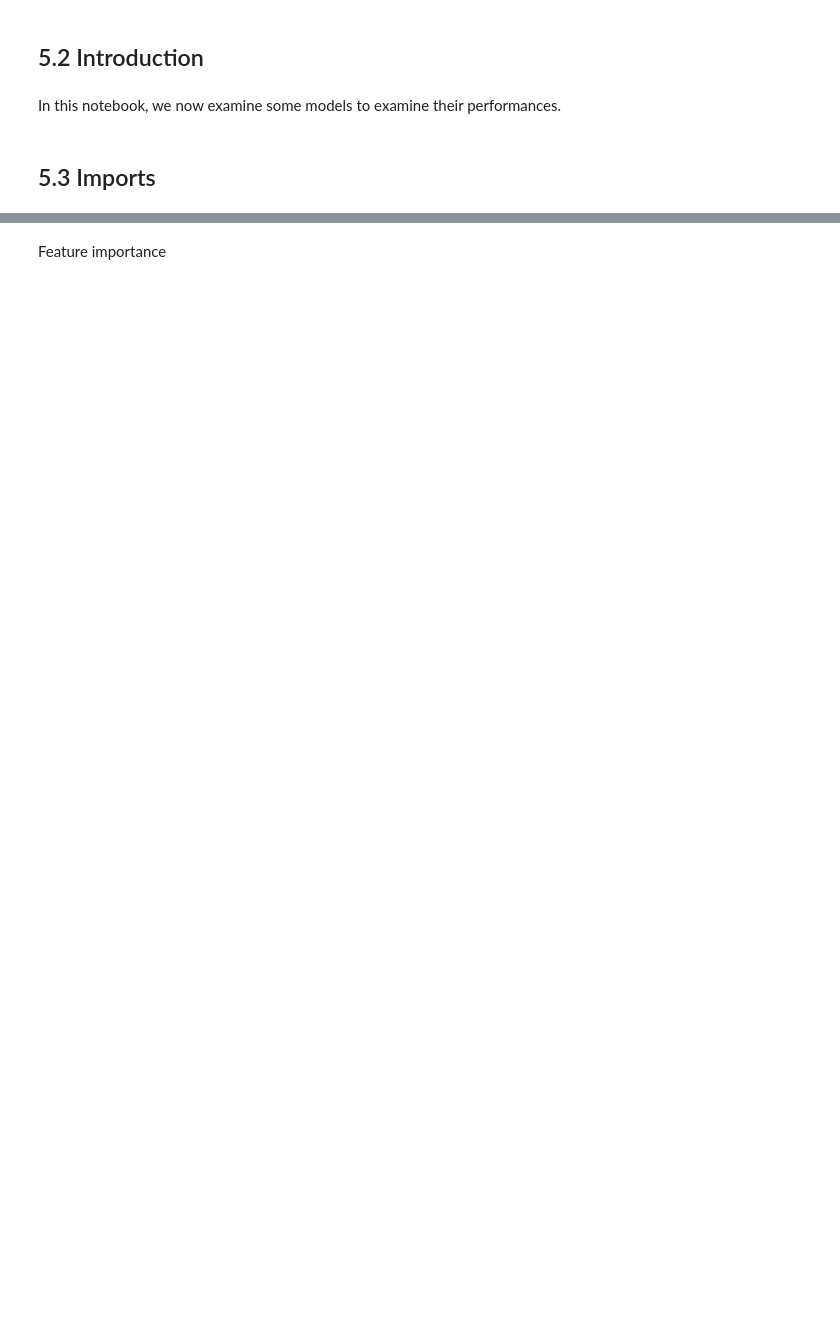
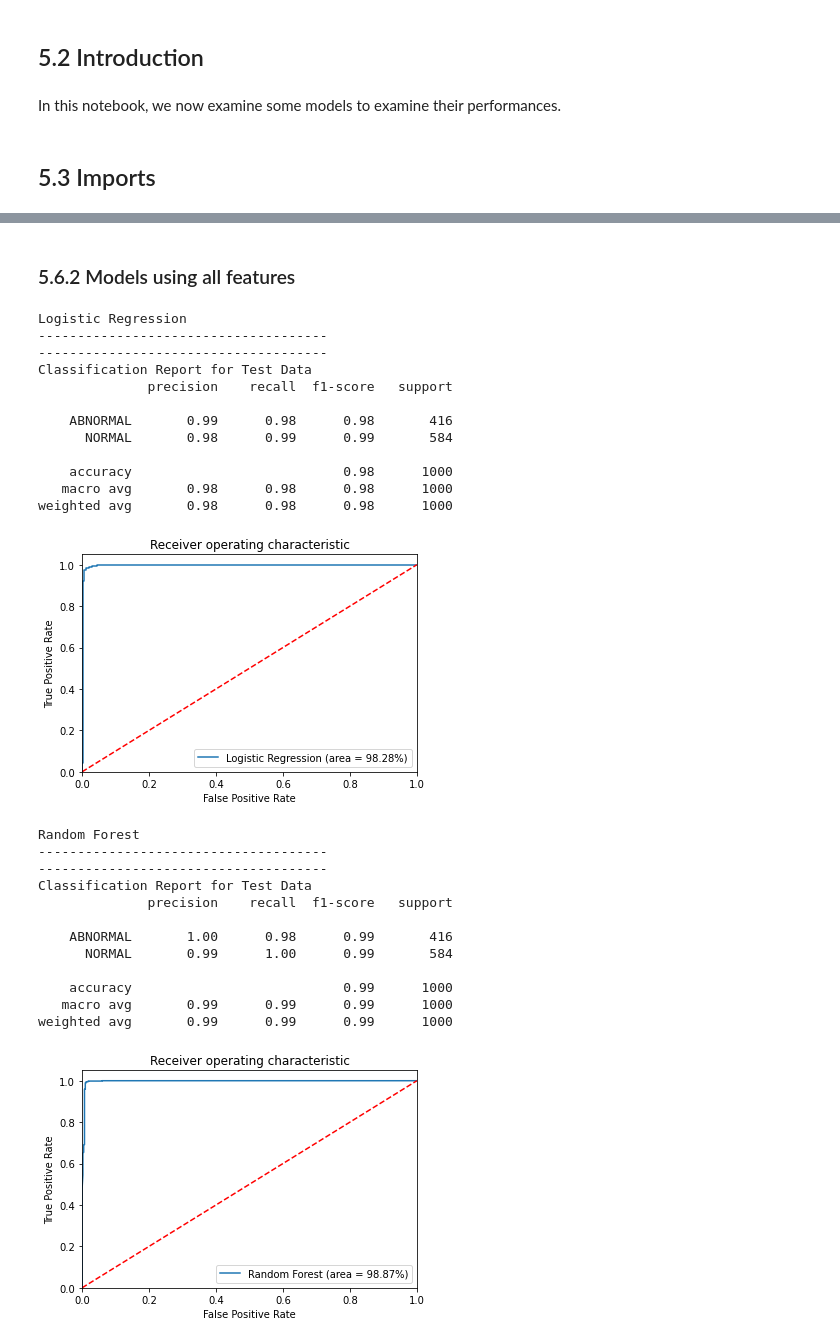
Before and after one commit to azarbarzin/Springboard, a Jupyter notebook: Capstone Project 2/Notebooks/05_modeling.ipynb, the cells around one changed output, grey strips where cells are left out. Drawn from its saved outputs; the diff is of its cells as text; code cells hidden in the pictures; blank space fills up the shorter version.

```diff
--- a/Capstone Project 2/Notebooks/05_modeling.ipynb
+++ b/Capstone Project 2/Notebooks/05_modeling.ipynb
@@ -69,0 +98,2 @@ ecg_data.head()
+# %%
+X_train, X_test, y_train, y_test = Split_Dataset_Train_Test(ecg_data)
@@ -146,6 +178,9 @@ print(X_train.shape, y_train.shape, X_test.shape,  y_test.shape)
 # %%
+def apply_evaluate_models(data):
+    X_train, X_test, y_train, y_test = Split_Dataset_Train_Test(data)
 
-params = [
+    # define 6 models LogisticRegression, RandomForestClassifier, KNeighborsClassifier, XGBClassifier, MLPClassifier, and SVM and their parameters
+    params = [
     {'classifier' : [LogisticRegression(random_state=42)], 'model_name' : ['Logistic Regression'],
     'param_grid': { 'logisticregression__penalty' : ['l1', 'l2', None], 'logisticregression__C' : np.logspace(-3,3,7), 'logisticregression__solver' : ['newton-cg', 'lbfgs', 'liblinear']}},
     {'classifier' : [RandomForestClassifier(random_state=42)], 'model_name' : ['Random Forest'],
@@ -163,21 +198,22 @@ params = [
 ]
 
 
-# define a dataframe to save performance metrics
-df_results = pd.DataFrame(columns=['model_name', 'Accuracy on training data', 'Accuracy on test data',
-'Precision score on training data', 'Precision score  on test data',
-'Recall score on training data', 'Recall score  on test data',
-'F1 score on training data', 'F1 score  on test data',
-'Classification Report for Training Data',
-'Classification Report for Test Data',
-'best_params_'])
+    # define a dataframe to save performance metrics
+    df_results = pd.DataFrame(columns=['model_name', 'Accuracy on training data', 'Accuracy on test data',
+    'Precision score on training data', 'Precision score  on test data',
+    'Recall score on training data', 'Recall score  on test data',
+    'F1 score on training data', 'F1 score  on test data',
+    'Classification Report for Training Data',
+    'Classification Report for Test Data',
+    'best_params_'])
 
-# train and test models
-for model_params in params:
-    model = model_params['classifier'][0]
-    param_grid = model_params['param_grid']
-    model_name = model_params['model_name'][0]
-    result = train_test_model(model, param_grid, X_train, y_train, X_test, y_test, model_name)
+    # train and test models
+    for model_params in params:
+        model = model_params['classifier'][0]
+        param_grid = model_params['param_grid']
+        model_name = model_params['model_name'][0]
+        result = train_test_model(model, param_grid, X_train, y_train, X_test, y_test, model_name)
 
-    # df_results.loc[len(df_results.index)] = result
-    df_results.loc[len(df_results.index)] = result
+        df_results.loc[len(df_results.index)] = result
+
+    return df_results
@@ -298,2 +220,31 @@ df_results.iloc[:, [0, 2, 4,6,8,11]]
-# %% [markdown]
-Feature importance
+# %% [markdown]
+### 5.6.2 Models using all features<a id='5.6.2_Models_with_all_features'></a>
+# %%
+df_results = apply_evaluate_models(ecg_data)
+# %% [output]
+Logistic Regression
+-------------------------------------
+-------------------------------------
+Classification Report for Test Data
+              precision    recall  f1-score   support
+
+    ABNORMAL       0.99      0.98      0.98       416
+      NORMAL       0.98      0.99      0.99       584
+
+    accuracy                           0.98      1000
+   macro avg       0.98      0.98      0.98      1000
+weighted avg       0.98      0.98      0.98      1000
+[figure, added]
+Random Forest
+-------------------------------------
+-------------------------------------
+Classification Report for Test Data
+              precision    recall  f1-score   support
+
+    ABNORMAL       1.00      0.98      0.99       416
+      NORMAL       0.99      1.00      0.99       584
+
+    accuracy                           0.99      1000
+   macro avg       0.99      0.99      0.99      1000
+weighted avg       0.99      0.99      0.99      1000
+[figure, added]
```
Also changed, not shown: parts of 36 cells of this notebook, 13 other files.
